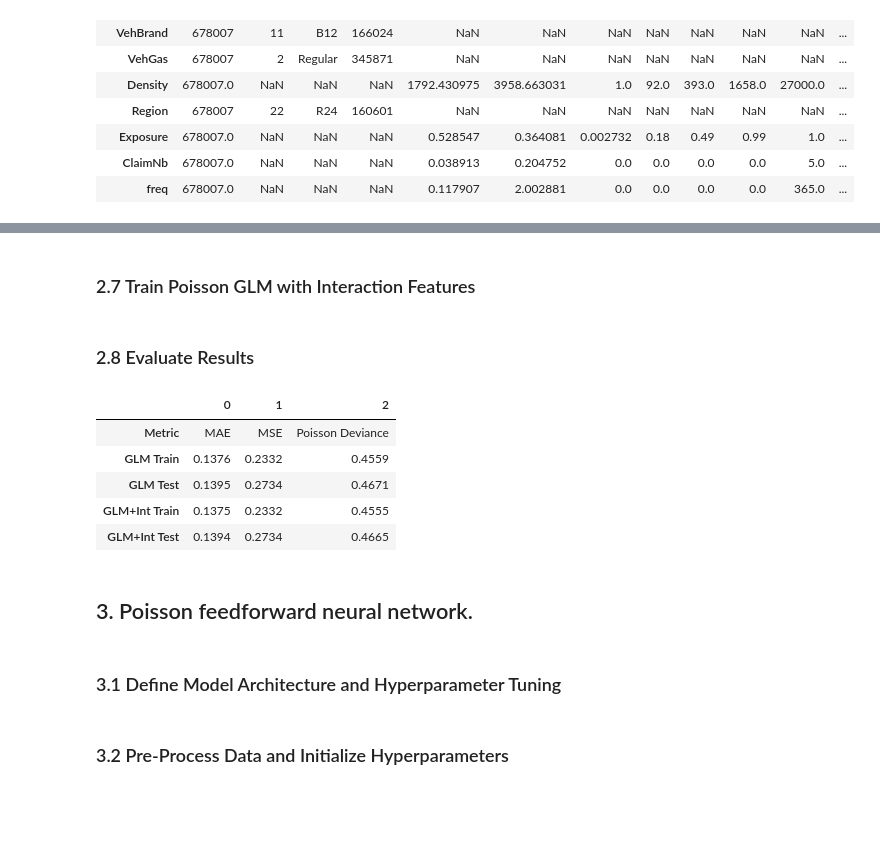
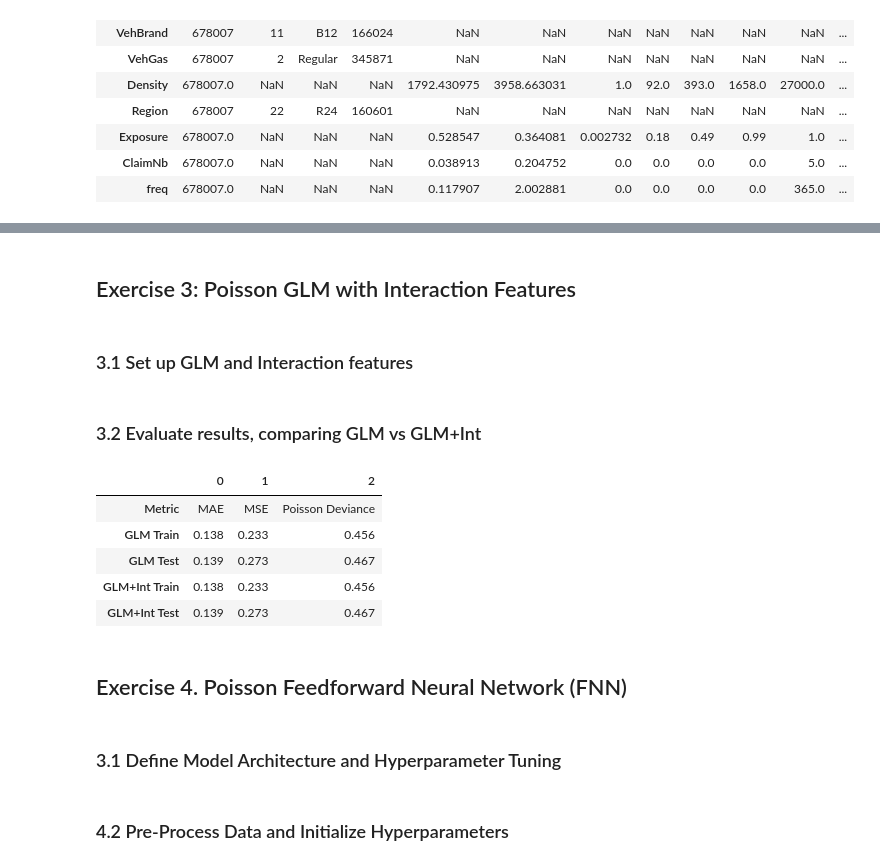
Before and after one commit to LuciaHrovatin/Insurance-Claim-Prediction, a Jupyter notebook: InsuranceClaimPrediction.ipynb, the cells around one changed output, grey strips where cells are left out. Saved outputs shown, nothing was run; the diff lists cells and outputs as text; code cells hidden in the pictures; blank space fills up the shorter version.

Commit message:
Last version updated and commented

```diff
--- a/InsuranceClaimPrediction.ipynb
+++ b/InsuranceClaimPrediction.ipynb
@@ -153,91 +244,123 @@ X_train, X_test, y_train, y_test, w_train, w_test = train_test_split(
 # %%
+# Create a preprocessing flexible pipeline with StandardScaler for numeric features and OneHotEncoder for categorical features
 preprocessor = ColumnTransformer(transformers=[
     ('num', StandardScaler(), numeric_features),
-    ('cat', OneHotEncoder(handle_unknown='ignore', sparse_output=False), categorical_features)
+    ('cat', OneHotEncoder(handle_unknown='ignore', sparse=False), categorical_features)
 ])
 
+# Create a Poisson regression model with the preprocessor and fit it to the training data
 glm = Pipeline(steps=[
     ('pre', preprocessor),
     ('glm', PoissonRegressor(alpha=0.0, max_iter=1000))
 ])
 glm.fit(X_train, y_train, glm__sample_weight=w_train)
 
+# Predict on training and test sets
 y_pred_train = glm.predict(X_train)
 y_pred_test  = glm.predict(X_test)
 # %% [markdown]
-### 2.7 Train Poisson GLM with Interaction Features
+## Exercise 3: Poisson GLM with Interaction Features
+# %% [markdown]
+### 3.1 Set up GLM and Interaction features
 # %%
 def add_interactions(X_df,df):
+    """
+    This function adds interaction features based on project requirements.
+    Interaction features include:
+    - DrivAge squared
+    - BonusMalus multiplied by DrivAge
+    - BonusMalus multiplied by DrivAge squared
+    Params:
+        X_df: DataFrame containing the features for which interactions are to be added.
+        df: Original DataFrame containing the 'DrivAge' and 'BonusMalus' columns.
+    """
     df_int = X_df.copy()
     df_int['DrivAge2'] = df['DrivAge']**2
     df_int['BMxDA']    = df['BonusMalus'] * df['DrivAge']
     df_int['BMxDA2']   = df['BonusMalus'] * df_int['DrivAge2']
     return df_int
 
+# Add interaction features on train and test sets
 X_train_int = add_interactions(X_train,df)
 X_test_int  = add_interactions(X_test,df)
 
+# Specify the new numeric features list including interaction terms
 numeric_int = numeric_features + ['DrivAge2','BMxDA','BMxDA2']
 
+# Same preprocessor of GLM but with interaction terms
 preprocessor_int = ColumnTransformer(transformers=[
     ('num', StandardScaler(), numeric_int),
-    ('cat', OneHotEncoder(handle_unknown='ignore', sparse_output=False), categorical_features)
+    ('cat', OneHotEncoder(handle_unknown='ignore', sparse=False), categorical_features)
 ])
 
+# GLM with interaction terms
 glm_int = Pipeline(steps=[
     ('pre', preprocessor_int),
     ('glm', PoissonRegressor(alpha=0.0, max_iter=1000))
 ])
 glm_int.fit(X_train_int, y_train, glm__sample_weight=w_train)
 
+# Predict on training and test sets with interaction terms
 y_pred_int_train = glm_int.predict(X_train_int)
 y_pred_int_test = glm_int.predict(X_test_int)
-# %% [markdown]
-### 2.8 Evaluate Results
+# %% [markdown]
+### 3.2 Evaluate results, comparing GLM vs GLM+Int
 # %%
+# Define the weighted metrics functions from sklearn and our custom Poisson deviance function
 def weighted_mae(y, y_pred, w):
-    return np.average(np.abs(y - y_pred), weights=w)
+    return mean_absolute_error(y, y_pred, sample_weight=w)
 
 def weighted_mse(y, y_pred, w):
-    return np.average((y - y_pred)**2, weights=w)
+    return mean_squared_error(y, y_pred, sample_weight=w)
 
 def poisson_deviance(y, y_pred, w):
+    """
+    Compute the Poisson deviance for the given true values and predictions.
+    The Poisson deviance is a measure of how well the predicted values fit the true values
+    under the assumption that the data follows a Poisson distribution.
+    Even if there is the sklearn function available, we implement our own version.
+
+    Params:
+        y: True values (observed counts).
+        y_pred: Predicted values (expected counts).
+        w: Sample weights for each observation.
+    """
     return 2*np.sum(w * (y * np.log((y + 1e-8)/y_pred) - (y - y_pred)))/ np.sum(w)
 
 # GLM metrics
 mae_train = weighted_mae(y_train, y_pred_train, w_train)
 mse_train = weighted_mse(y_train, y_pred_train, w_train)
 mae_test  = weighted_mae(y_test, y_pred_test, w_test)
 mse_test  = weighted_mse(y_test, y_pred_test, w_test)
 deviance_train = poisson_deviance(y_train, y_pred_train, w_train)
 deviance_test  = poisson_deviance(y_test,  y_pred_test,  w_test)
 
 # GLM with Interaction metrics
 mae_int_train = weighted_mae(y_train, y_pred_int_train, w_train)
 mse_int_train = weighted_mse(y_train, y_pred_int_train, w_train)
 mae_int_test  = weighted_mae(y_test, y_pred_int_test, w_test)
 mse_int_test  = weighted_mse(y_test, y_pred_int_test, w_test)
 deviance_int_train = poisson_deviance(y_train, y_pred_int_train, w_train)
 deviance_int_test  = poisson_deviance(y_test,  y_pred_int_test,  w_test)
 
 # Comparison DataFrame
 df_compare = pd.DataFrame({
     'Metric': ['MAE', 'MSE', 'Poisson Deviance'],
     'GLM Train':   [round(mae_train, 4), round(mse_train, 4), round(deviance_train, 4)],
     'GLM Test':    [round(mae_test, 4), round(mse_test, 4), round(deviance_test, 4)],
     'GLM+Int Train': [round(mae_int_train, 4), round(mse_int_train, 4), round(deviance_int_train, 4)],
     'GLM+Int Test':  [round(mae_int_test, 4), round(mse_int_test, 4), round(deviance_int_test, 4)],
 })
 df_compare.T
 # %% [output]
 |  | 0 | 1 | 2 |
 | Metric | MAE | MSE | Poisson Deviance |
-| GLM Train | 0.1376 | 0.2332 | 0.4559 |
-| GLM Test | 0.1395 | 0.2734 | 0.4671 |
-| GLM+Int Train | 0.1375 | 0.2332 | 0.4555 |
-| GLM+Int Test | 0.1394 | 0.2734 | 0.4665 |
+| GLM Train | 0.138 | 0.233 | 0.456 |
+| GLM Test | 0.139 | 0.273 | 0.467 |
+| GLM+Int Train | 0.138 | 0.233 | 0.456 |
+| GLM+Int Test | 0.139 | 0.273 | 0.467 |
-# %% [markdown]
-## 3. Poisson feedforward neural network.
+# %% [markdown]
+## Exercise 4. Poisson Feedforward Neural Network (FNN)
 # %% [markdown]
 ### 3.1 Define Model Architecture and Hyperparameter Tuning
 # %%
@@ -366,5 +536,5 @@ def tuner_build_model_cv(training_set_x, training_set_y, sample_weight, path, na
     print(f"\nAverage validation loss over {k} folds: {np.mean(all_val_losses)}")
     return best_tuner
 # %% [markdown]
-### 3.2 Pre-Process Data and Initialize Hyperparameters
+### 4.2 Pre-Process Data and Initialize Hyperparameters
 # %%
```
Also changed, not shown: parts of 64 cells of this notebook.
